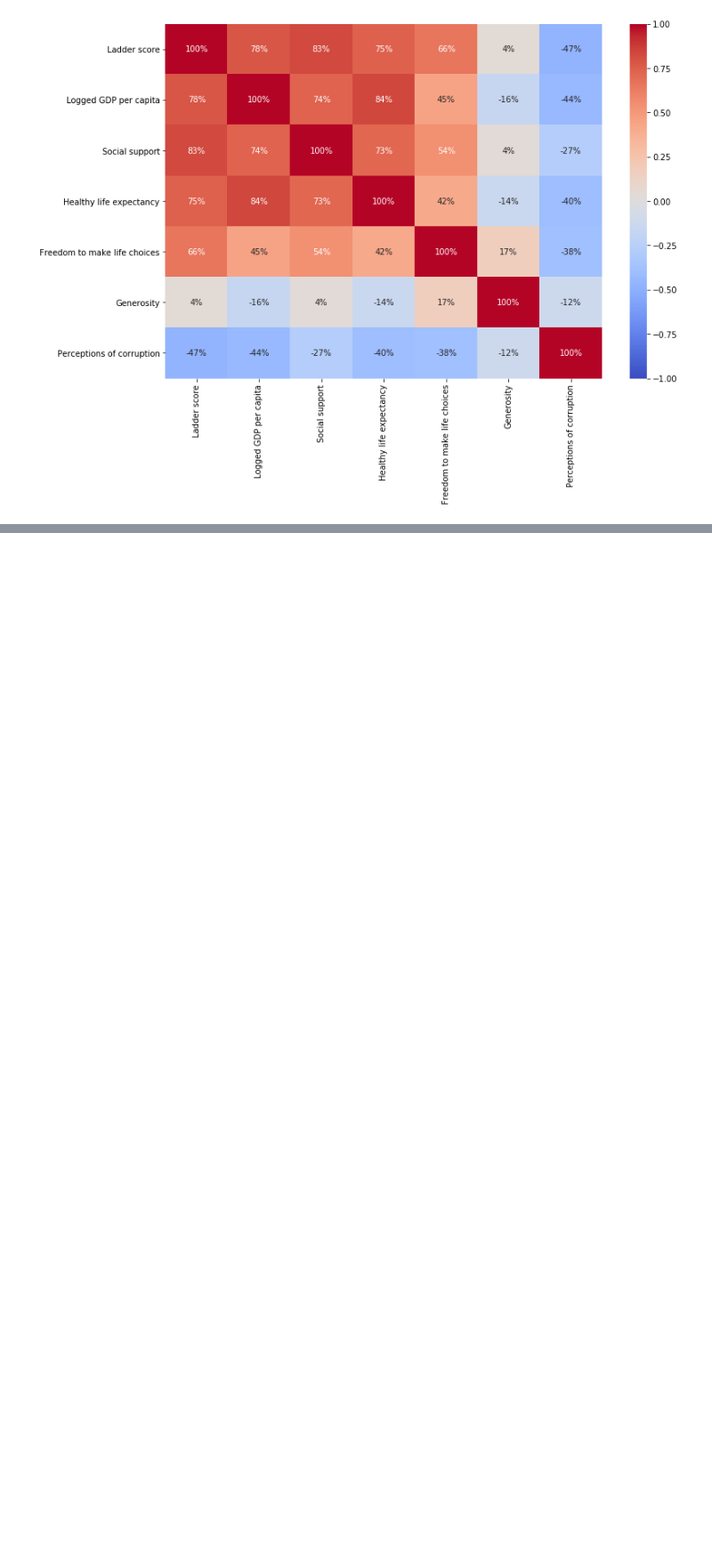
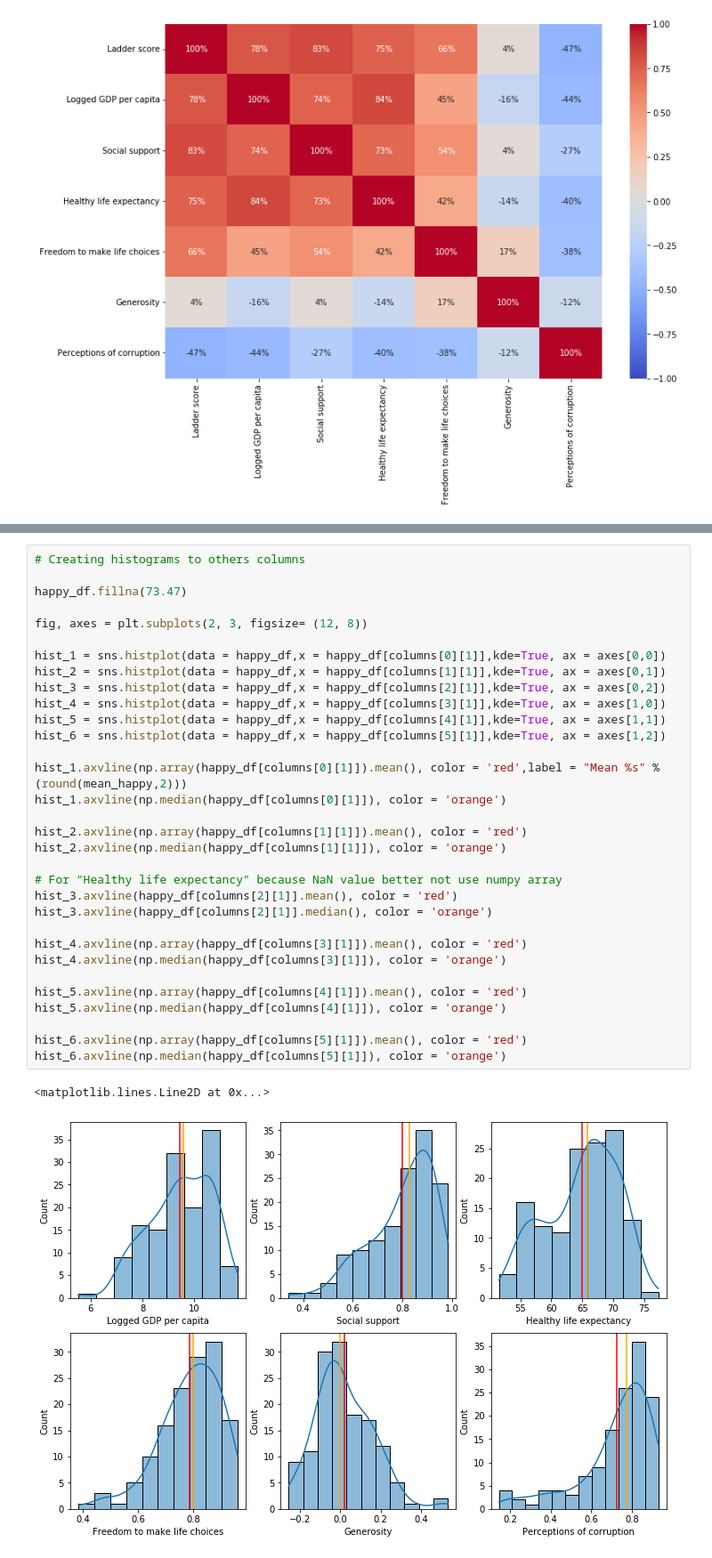
Before and after one commit to MarekMatejko/WHR_report, a Jupyter notebook: Happy_Report.ipynb, the cells around one changed output, grey strips where cells are left out. Shown at 89% size. Saved outputs shown, nothing was run; the diff lists cells and outputs as text; blank space fills up the shorter version.

```diff
--- a/Happy_Report.ipynb
+++ b/Happy_Report.ipynb
@@ -128,0 +169,35 @@ plt.plot(np.array(happy_df['Ladder score']), happy_df.index)
+# %%
+# Creating histograms to others columns
+
+happy_df.fillna(73.47)
+
+fig, axes = plt.subplots(2, 3, figsize= (12, 8))
+
+hist_1 = sns.histplot(data = happy_df,x = happy_df[columns[0][1]],kde=True, ax = axes[0,0])
+hist_2 = sns.histplot(data = happy_df,x = happy_df[columns[1][1]],kde=True, ax = axes[0,1])
+hist_3 = sns.histplot(data = happy_df,x = happy_df[columns[2][1]],kde=True, ax = axes[0,2])
+hist_4 = sns.histplot(data = happy_df,x = happy_df[columns[3][1]],kde=True, ax = axes[1,0])
+hist_5 = sns.histplot(data = happy_df,x = happy_df[columns[4][1]],kde=True, ax = axes[1,1])
+hist_6 = sns.histplot(data = happy_df,x = happy_df[columns[5][1]],kde=True, ax = axes[1,2])
+
+hist_1.axvline(np.array(happy_df[columns[0][1]]).mean(), color = 'red',label = "Mean %s" % (round(mean_happy,2)))
+hist_1.axvline(np.median(happy_df[columns[0][1]]), color = 'orange')
+
+hist_2.axvline(np.array(happy_df[columns[1][1]]).mean(), color = 'red')
+hist_2.axvline(np.median(happy_df[columns[1][1]]), color = 'orange')
+
+# For "Healthy life expectancy" because NaN value better not use numpy array
+hist_3.axvline(happy_df[columns[2][1]].mean(), color = 'red')
+hist_3.axvline(happy_df[columns[2][1]].median(), color = 'orange')
+
+hist_4.axvline(np.array(happy_df[columns[3][1]]).mean(), color = 'red')
+hist_4.axvline(np.median(happy_df[columns[3][1]]), color = 'orange')
+
+hist_5.axvline(np.array(happy_df[columns[4][1]]).mean(), color = 'red')
+hist_5.axvline(np.median(happy_df[columns[4][1]]), color = 'orange')
+
+hist_6.axvline(np.array(happy_df[columns[5][1]]).mean(), color = 'red')
+hist_6.axvline(np.median(happy_df[columns[5][1]]), color = 'orange')
+# %% [output]
+<matplotlib.lines.Line2D at 0x...>
+[figure, added]
```
Also changed, not shown: parts of 4 cells of this notebook.
